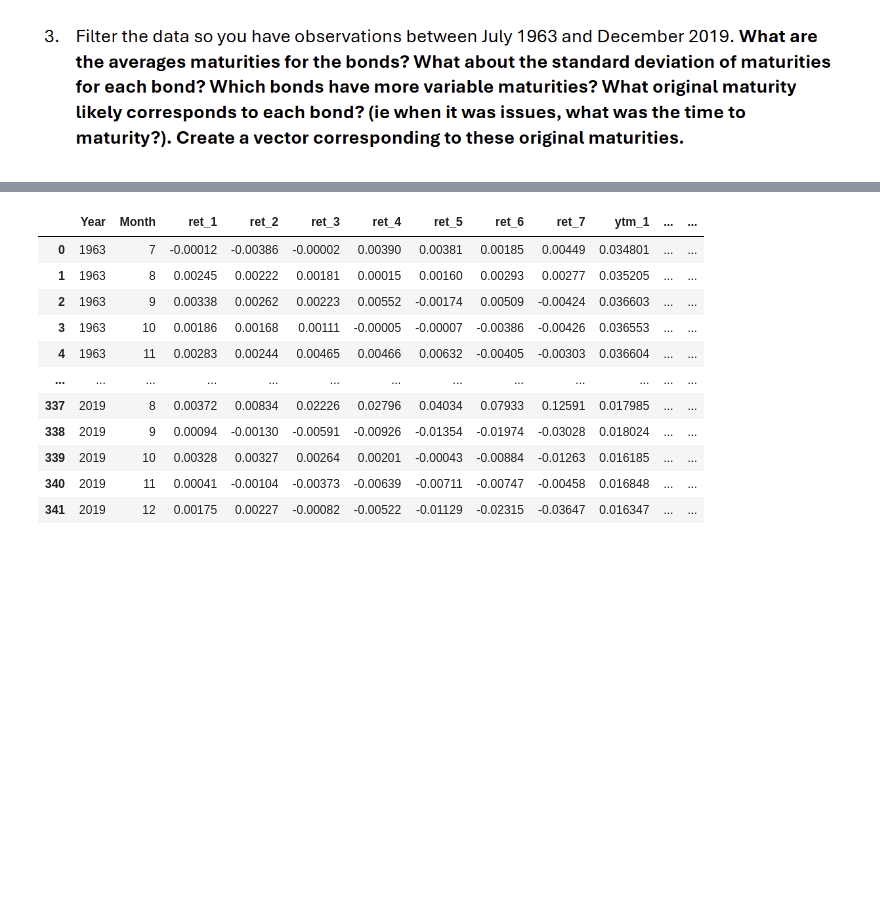
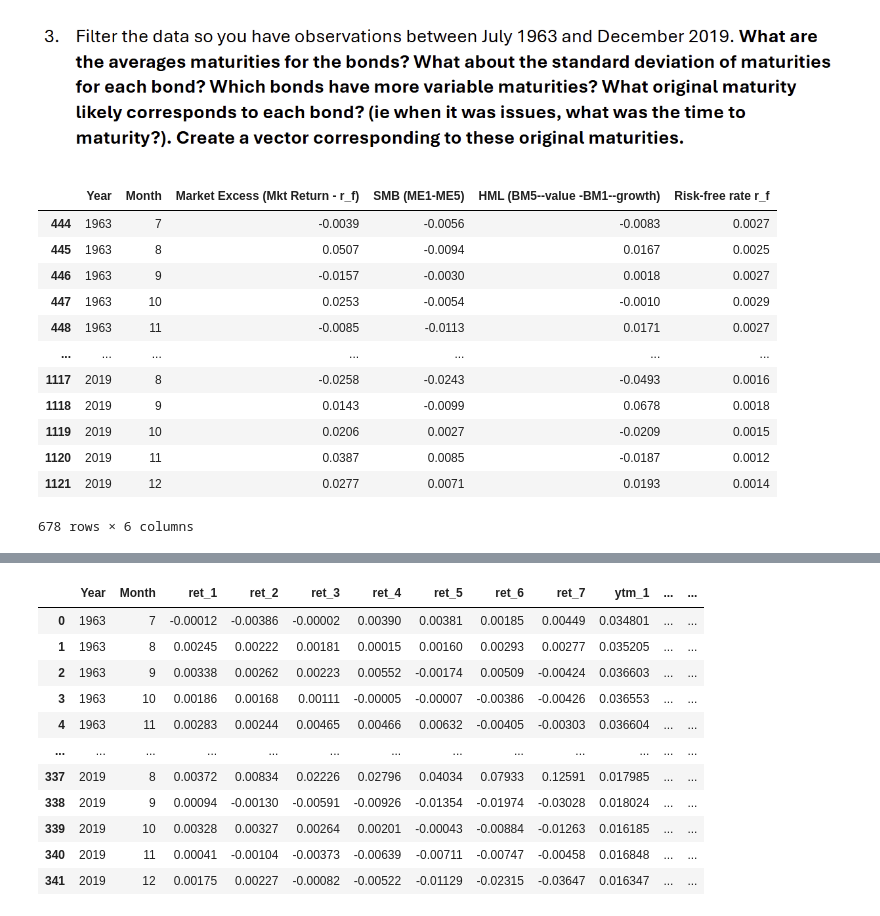
Before and after one commit to rohilahuja3/MSF_Econometric_Lab, a Jupyter notebook: Week4/Week4.ipynb, the cells around one changed output, grey strips where cells are left out. Drawn from its saved outputs; the diff is of its cells as text; code cells hidden in the pictures; blank space fills up the shorter version.

```diff
--- a/Week4/Week4.ipynb
+++ b/Week4/Week4.ipynb
@@ -73,9 +73,38 @@ Both FF3factors.txt and USTreturns.txt are tab-delimited files, with each column
 # %% [markdown]
 ![image.png](attachment:image.png)
 # %%
+DateFilter_UST = (
+    (df_FF3["Year"] > 1963) |
+    ((df_FF3["Year"] == 1963) & (df_FF3["Month"] >= 7)))
+df_FF3 = df_FF3[DateFilter_UST]
+
 df_UST = df_UST[(df_UST["Year"]>=1963) & (df_UST["Month"]>=7)]
-df_FF3 = df_FF3[((df_FF3["Year"]>=1963) & (df_FF3["Month"]>=7)) &
-                (df_FF3["Year"]<=2019) & (df_FF3["Month"]<=12)]
+
+
+DateFilter_FF3 = (
+    (df_FF3["Year"] > 1963) |
+    ((df_FF3["Year"] == 1963) & (df_FF3["Month"] >= 7))
+) & (
+    (df_FF3["Year"] < 2019) |
+    ((df_FF3["Year"] == 2019) & (df_FF3["Month"] <= 12))
+)
+df_FF3 = df_FF3[DateFilter_FF3]
+
+display(df_FF3)
+# %% [output]
+|  | Year | Month | Market Excess (Mkt Return - r_f) | SMB (ME1-ME5) | HML (BM5--value -BM1--growth) | Risk-free rate r_f |
+| 444 | 1963 | 7 | -0.0039 | -0.0056 | -0.0083 | 0.0027 |
+| 445 | 1963 | 8 | 0.0507 | -0.0094 | 0.0167 | 0.0025 |
+| 446 | 1963 | 9 | -0.0157 | -0.0030 | 0.0018 | 0.0027 |
+| 447 | 1963 | 10 | 0.0253 | -0.0054 | -0.0010 | 0.0029 |
+| 448 | 1963 | 11 | -0.0085 | -0.0113 | 0.0171 | 0.0027 |
+| ... | ... | ... | ... | ... | ... | ... |
+| 1117 | 2019 | 8 | -0.0258 | -0.0243 | -0.0493 | 0.0016 |
+| 1118 | 2019 | 9 | 0.0143 | -0.0099 | 0.0678 | 0.0018 |
+| 1119 | 2019 | 10 | 0.0206 | 0.0027 | -0.0209 | 0.0015 |
+| 1120 | 2019 | 11 | 0.0387 | 0.0085 | -0.0187 | 0.0012 |
+| 1121 | 2019 | 12 | 0.0277 | 0.0071 | 0.0193 | 0.0014 |
+678 rows × 6 columns
 # %%
 df_UST.reset_index(inplace=True)
 df_UST.drop(columns="index", inplace=True)
```
Also changed, not shown: parts of 7 cells of this notebook, 8 other files.
